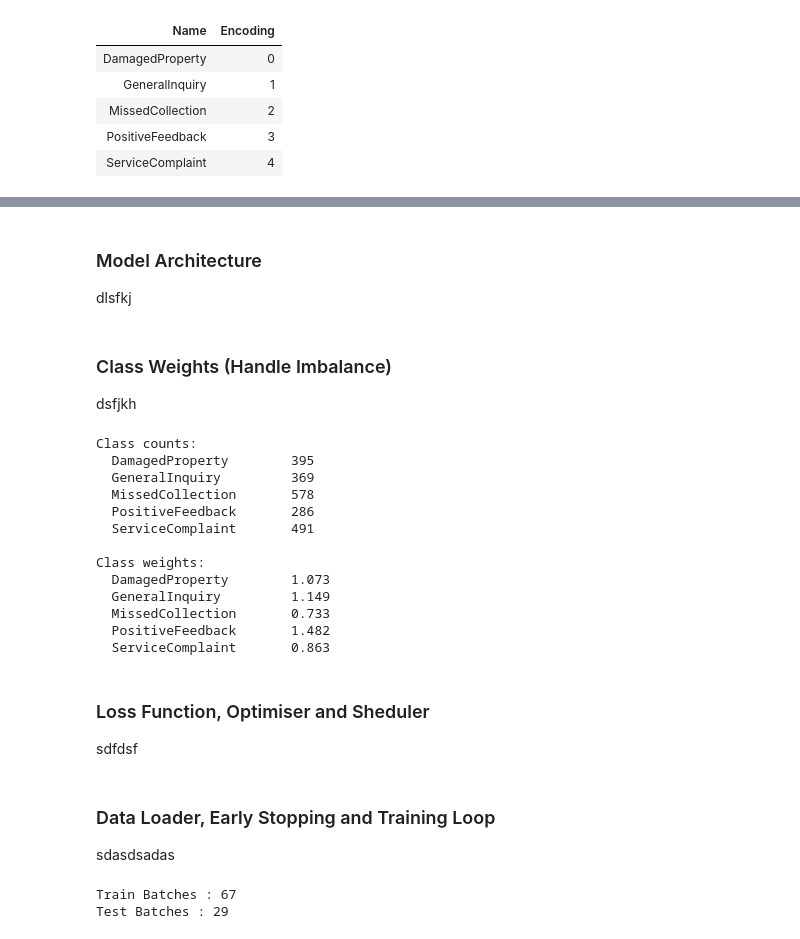
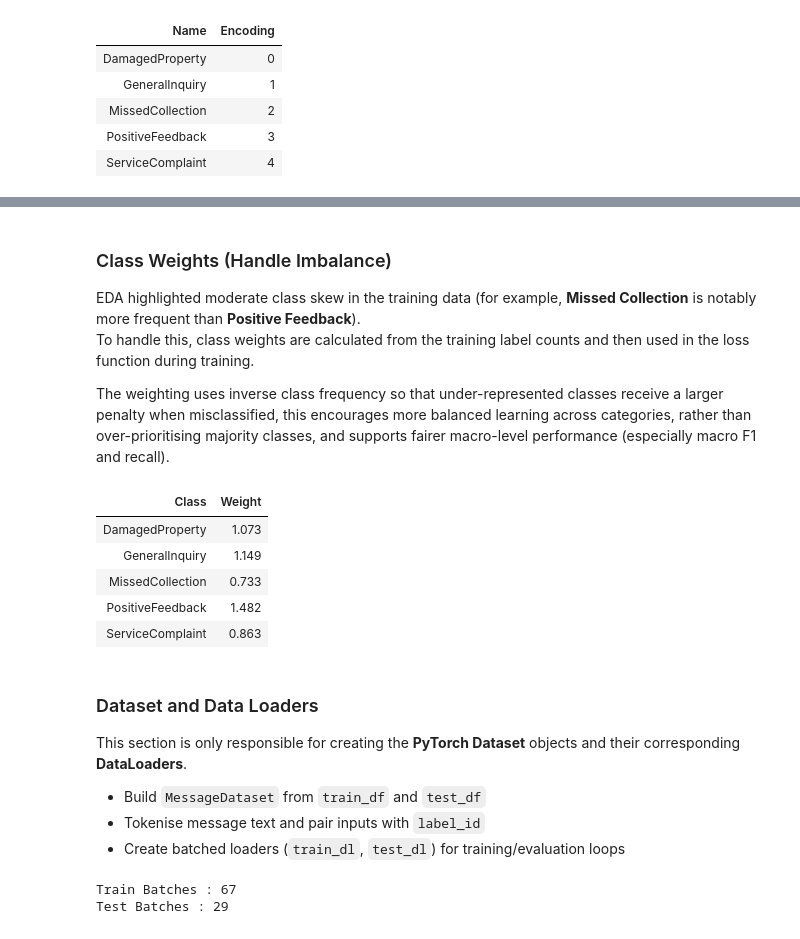
Before and after one commit to morrison-page/feedback-classification, a Jupyter notebook: customer-feedback.ipynb, the cells around one changed output, grey strips where cells are left out. Drawn from its saved outputs; the diff is of its cells as text; code cells hidden in the pictures.

```diff
--- a/customer-feedback.ipynb
+++ b/customer-feedback.ipynb
@@ -662,48 +560,39 @@ test_encodings = tokenizer(
-# %% [markdown]
-### Model Architecture
-
-dlsfkj
 # %% [markdown]
 ### Class Weights (Handle Imbalance)
 
-dsfjkh
+EDA highlighted moderate class skew in the training data (for example, **Missed Collection** is notably more frequent than **Positive Feedback**).
+To handle this, class weights are calculated from the training label counts and then used in the loss function during training.
+
+The weighting uses inverse class frequency so that under-represented classes receive a larger penalty when misclassified, this encourages more balanced learning across categories, rather than over-prioritising majority classes, and supports fairer macro-level performance (especially macro F1 and recall).
 # %%
 # Compute Class Weights
 NUM_CLASSES = len(classes)
 
 label_ids = torch.tensor(train_df['label_id'].values, dtype=torch.long)
 class_counts = torch.bincount(label_ids, minlength=NUM_CLASSES).float()
 
 class_weights = class_counts.sum() / (NUM_CLASSES * class_counts)
 class_weights_tensor = class_weights.to(DEVICE)
 
-print('\nClass counts:')
-for cls, count in zip(classes, class_counts.tolist()):
-    print(f'  {cls:<22} {int(count)}')
+class_weight_table = pd.DataFrame({
+    'Class': classes,
+    'Weight': class_weights.cpu().tolist()
+})
 
-print('\nClass weights:')
-for cls, weight in zip(classes, class_weights.tolist()):
-    print(f'  {cls:<22} {weight:.3f}')
+display(HTML(class_weight_table.to_html(index=False, float_format=lambda x: f"{x:.3f}")))
 # %% [output]
-Class counts:
-  DamagedProperty        395
-  GeneralInquiry         369
-  MissedCollection       578
-  PositiveFeedback       286
-  ServiceComplaint       491
-
-Class weights:
-  DamagedProperty        1.073
-  GeneralInquiry         1.149
-  MissedCollection       0.733
-  PositiveFeedback       1.482
-  ServiceComplaint       0.863
+| Class | Weight |
+| DamagedProperty | 1.073 |
+| GeneralInquiry | 1.149 |
+| MissedCollection | 0.733 |
+| PositiveFeedback | 1.482 |
+| ServiceComplaint | 0.863 |
-# %% [markdown]
-### Loss Function, Optimiser and Sheduler
-
-sdfdsf
 # %% [markdown]
-### Data Loader, Early Stopping and Training Loop
+### Dataset and Data Loaders
 
-sdasdsadas
+This section is only responsible for creating the **PyTorch Dataset** objects and their corresponding **DataLoaders**.
+
+- Build `MessageDataset` from `train_df` and `test_df`
+- Tokenise message text and pair inputs with `label_id`
+- Create batched loaders (`train_dl`, `test_dl`) for training/evaluation loops
 # %%
```
Also changed, not shown: parts of 19 cells of this notebook.
